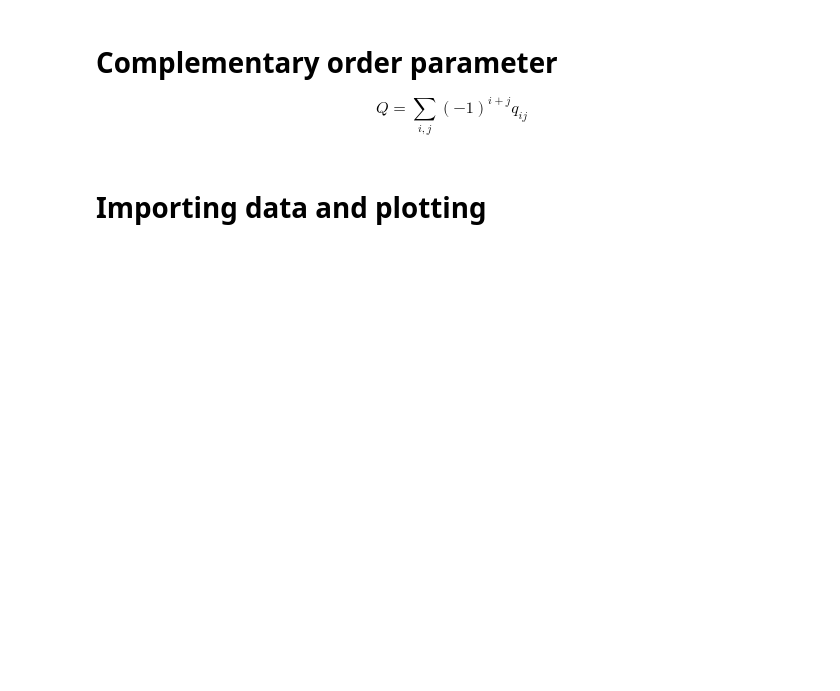
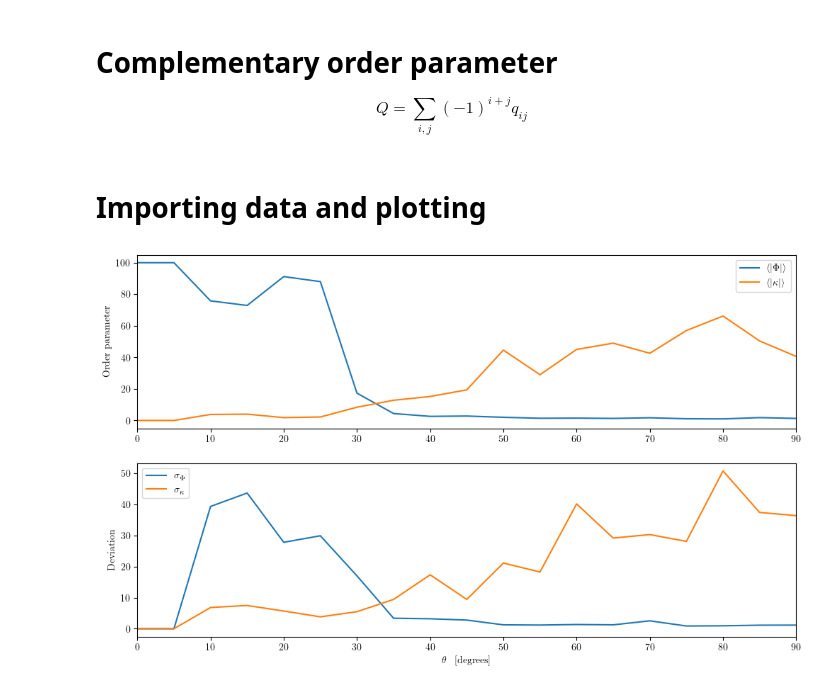
Before and after one commit to leogabac/rotBField, a Jupyter notebook: scripts/test12_params.ipynb, the cells around one changed output. Drawn from its saved outputs; the diff is of its cells as text; code cells hidden in the pictures; blank space fills up the shorter version.

```diff
--- a/scripts/test12_params.ipynb
+++ b/scripts/test12_params.ipynb
@@ -56,7 +57,14 @@ idx = pd.IndexSlice
 # %%
 plt.rcParams['text.usetex'] = True
 plt.rcParams['font.family'] = 'serif'
-plt.rcParams['axes.grid'] = True
+plt.rcParams['axes.grid'] = False
+# %%
+plt.rcParams.update({
+    "pgf.texsystem": "pdflatex",
+    'font.family': 'serif',
+    'text.usetex': True,
+    'pgf.rcfonts': False,
+})
 # %% [markdown]
 # MD Simulations
 
@@ -353,33 +367,36 @@ angles_completed = np.sort([int(a) for a in os.listdir("../data/test12/angles")]
 phi_df = pd.read_csv("../data/test12/chirality.csv",index_col=0).applymap(np.abs)
 psi_df = pd.read_csv("../data/test12/charges.csv",index_col=0).applymap(np.abs)
 # %%
-phi_means = phi_df.mean(axis=1).to_list()
-phi_sigmas = phi_df.var(axis=1).to_list()
+phi_means = phi_df.mean(axis=1).to_numpy()
+phi_sigmas = phi_df.std(axis=1).to_numpy()
 
-psi_means = psi_df.mean(axis=1).to_list()
-psi_sigmas = psi_df.var(axis=1).to_list()
+psi_means = psi_df.mean(axis=1).to_numpy()
+psi_sigmas = psi_df.std(axis=1).to_numpy()
 # %%
 fig, axes = plt.subplots(2,1,figsize=(12,7))
 
 ax = axes[0]
 ax.plot(angles_completed,phi_means, label = "$\\langle |\\Phi|\\rangle$")
 ax.plot(angles_completed,psi_means, label = "$\\langle |\\kappa|\\rangle$")
 ax.set_ylabel("Order parameter")
 ax.set_xlim(0,90)
 ax.legend()
 
 ax = axes[1]
 
 ax.plot(angles_completed,phi_sigmas, label="$\\sigma_\\Phi$")
 ax.plot(angles_completed,psi_sigmas, label="$\\sigma_\\kappa$")
 
 ax.set_xlabel("$\\theta$ \, [degrees]")
-ax.set_ylabel("Variance")
+ax.set_ylabel("Deviation")
 
 ax.legend()
 
 ax.set_xlim(0,90)
 
 plt.show()
 
 fig.savefig("../data/test12/order_parameters.png",dpi=300)
+fig.savefig("../data/test12/order_parameters.pdf")
+# %% [output]
+[figure, added]
```
Also changed, not shown: parts of 10 cells of this notebook, 13 other files.
